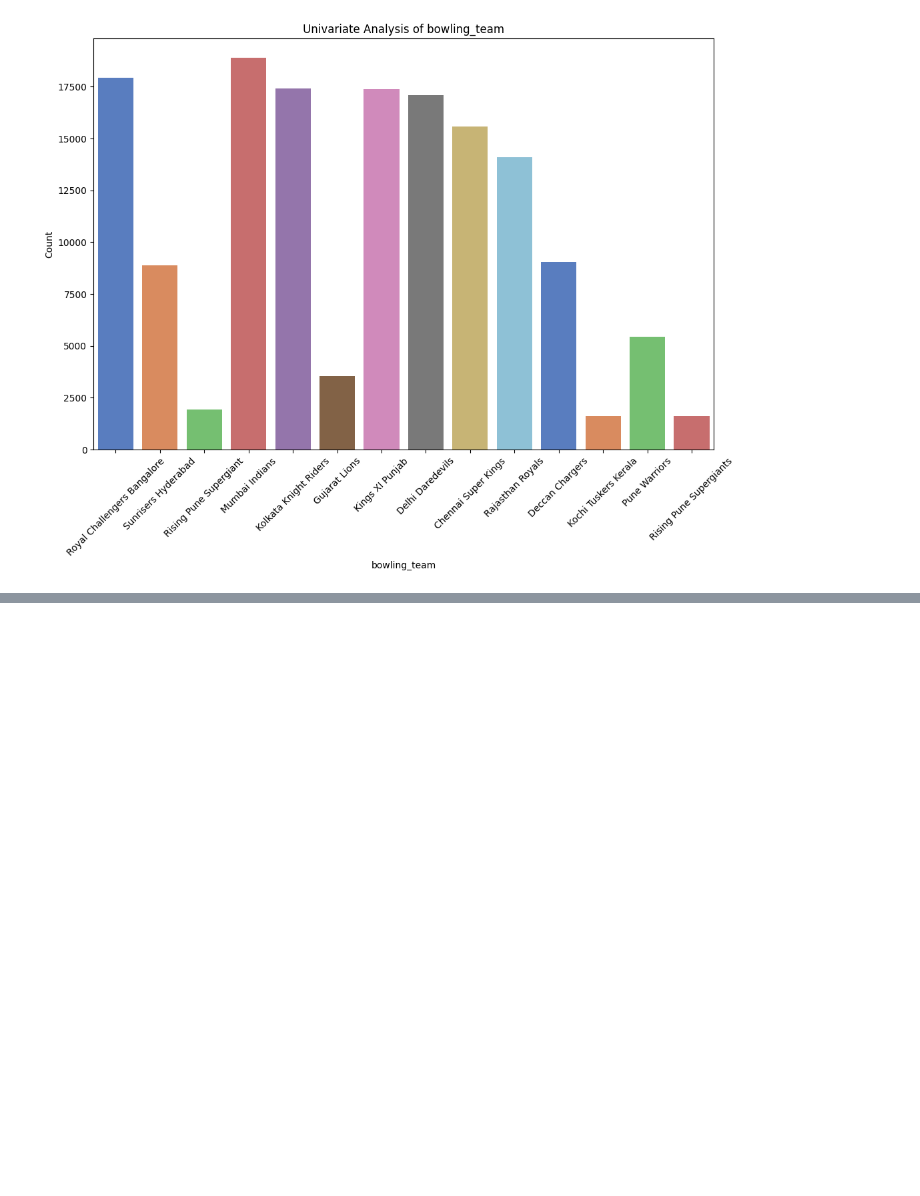
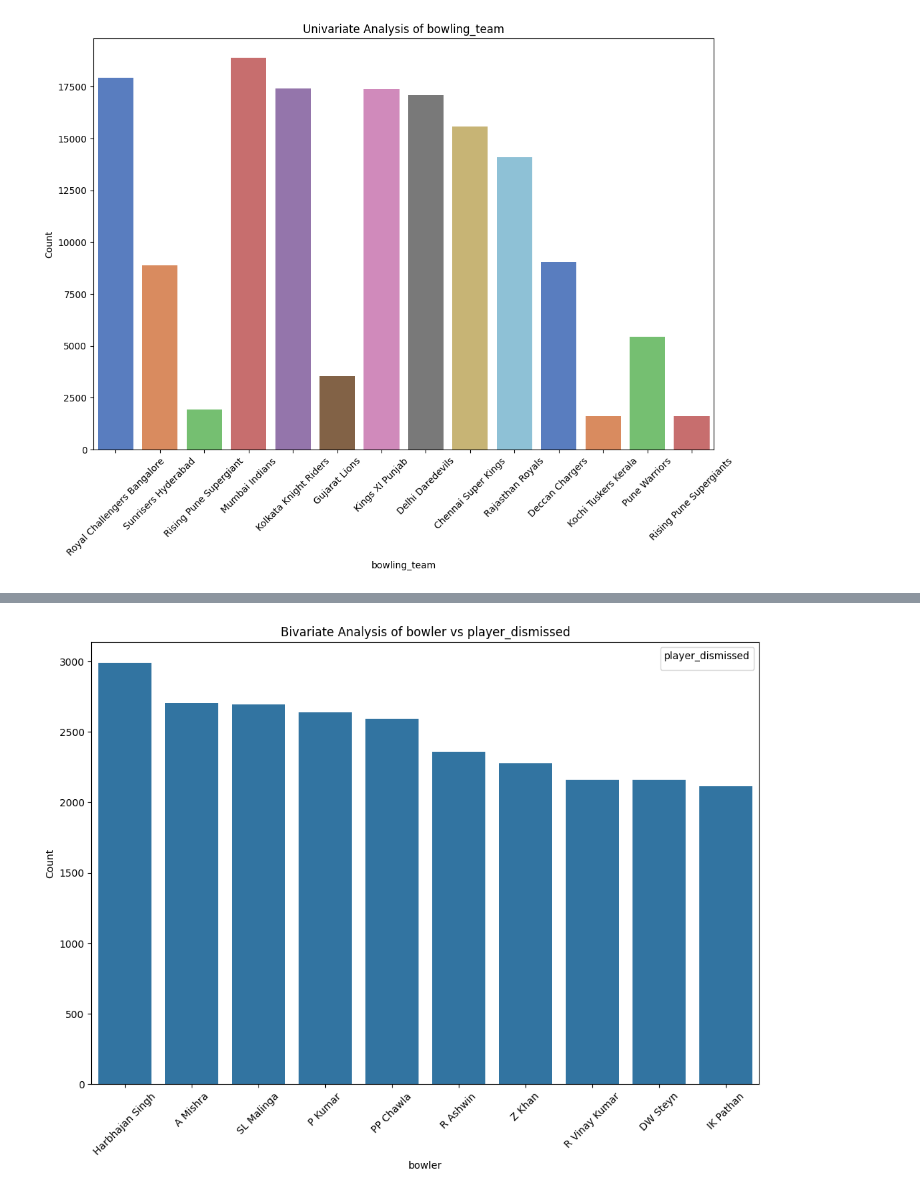
Before and after one commit to Harshalexe/ATP_Tennis_model, a Jupyter notebook: analysis/analysis_src/2008-2016(detailed).ipynb, the cells around one changed output, grey strips where cells are left out. Saved outputs shown, nothing was run; the diff lists cells and outputs as text; code cells hidden in the pictures; blank space fills up the shorter version.

```diff
--- a/analysis/analysis_src/2008-2016(detailed).ipynb
+++ b/analysis/analysis_src/2008-2016(detailed).ipynb
@@ -392,0 +408,4 @@ Passing `palette` without assigning `hue` is deprecated and will be removed in v
+# %%
+bi_analysis.execute_analysis(df, "bowler", "player_dismissed")
+# %% [output]
+[figure, added]
```
Also changed, not shown: parts of 10 cells of this notebook, 2 other files.
